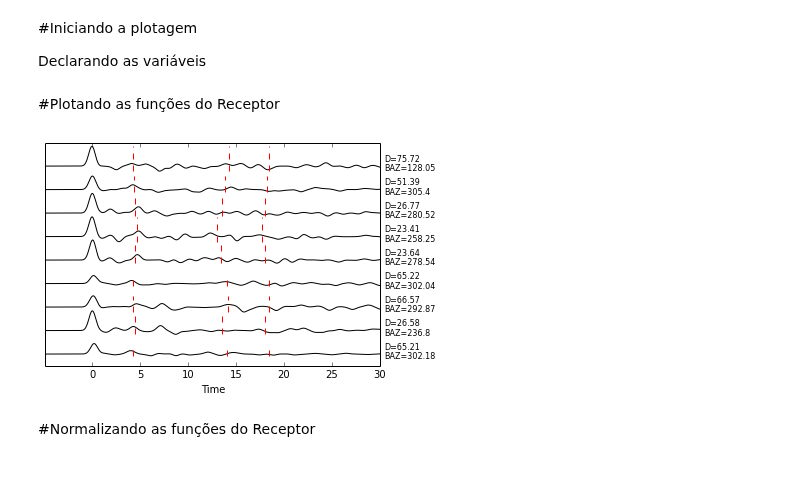
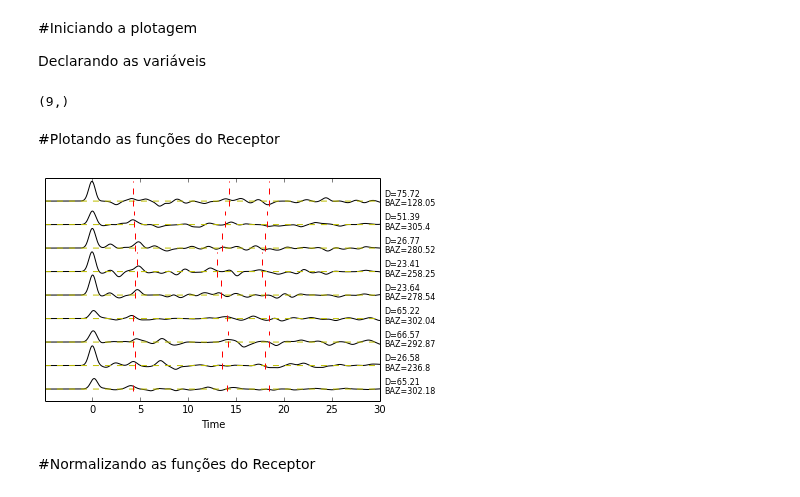
Before and after one commit to dIOGOLOC/projeto_mestrado, a Jupyter notebook: plotagem_funcao_receptor.ipynb, the cells around one changed output. Drawn from its saved outputs; the diff is of its cells as text; code cells hidden in the pictures.

```diff
--- a/plotagem_funcao_receptor.ipynb
+++ b/plotagem_funcao_receptor.ipynb
@@ -50,0 +81,8 @@ find -name ON.STA01.2012_06_07_16_03_18_900.tdecon.sac
+# %%
+lista =[]
+for root, dirs, tfiles in os.walk("/home/diogo/projeto/process/"):
+    for tfile in tfiles:
+        for i in xrange(len(files)):
+            if tfile.startswith(name[i] + '.t.sac'):
+                print(os.path.join(root, tfile))
+                lista.append(os.path.join(root, tfile))
@@ -50,0 +108,3 @@ find -name ON.STA01.2012_06_07_16_03_18_900.tdecon.sac
+# %%
+tlist=(lista[0::2])
+print(shape(tlist))
@@ -50,0 +113,3 @@ find -name ON.STA01.2012_06_07_16_03_18_900.tdecon.sac
+# %%
+for i in xrange(len(files)):
+    shutil.copyfile(tlist[i],'/home/diogo/projeto_mestrado/'+name[i]+'.t.sac')
@@ -53,7 +127,8 @@ find -name ON.STA01.2012_06_07_16_03_18_900.tdecon.sac
 
 Declarando as variáveis
 # %%
-st=obspy.read('ON.STA0*.sac')
+st=obspy.read('ON.STA0*0.sac')
+stt=obspy.read('ON.STA0*t.sac')
 
 dados=np.genfromtxt('tPs_tPpPs_tPsPs_tPpSs_out.txt')[:,:]
 tPs=np.array(dados[:,1])
@@ -63,22 +138,27 @@ D=['D=' + str(d) for d in np.array(dados[:,5])]
 BAZ=['BAZ=' + str(b) for b in np.array(dados[:,6])]
 ampli_max=np.array(st.max()).T
 ampli_min=np.array([min(st[i].data) for i in xrange(len(st.max()))]).T
+# %%
+print(shape(st))
+# %% [output]
+(9,)
 # %% [markdown]
 #Plotando as funções do Receptor
 # %%
 for i in range(len(st.max())):
     plt.plot(st[i].times()-5,i+st[i].data,'k')
+    plt.plot(stt[i].times()-5,i+stt[i].data,'--y')
     plt.plot([tPs[i],tPs[i]],[i+ampli_min[i],i+ampli_max[i]],'--r')
     plt.plot([tPpPs[i],tPpPs[i]],[i+ampli_min[i],i+ampli_max[i]],'--r')
     plt.plot([tPsPs[i],tPsPs[i]],[i+ampli_min[i],i+ampli_max[i]],'--r')
     plt.text(30.5,i+0.2,D[i],fontsize=8)
     plt.text(30.5,i-0.2,BAZ[i],fontsize=8)
     plt.xlabel('Time')
     plt.yticks([])
     plt.xlim(-4.9,30)
     plt.ylim(-0.5,9)
 # %% [output]
-[figure, old version]
+[figure, new version]
 # %% [markdown]
 #Normalizando as funções do Receptor
 # %%
```
Also changed, not shown: parts of 15 cells of this notebook.
